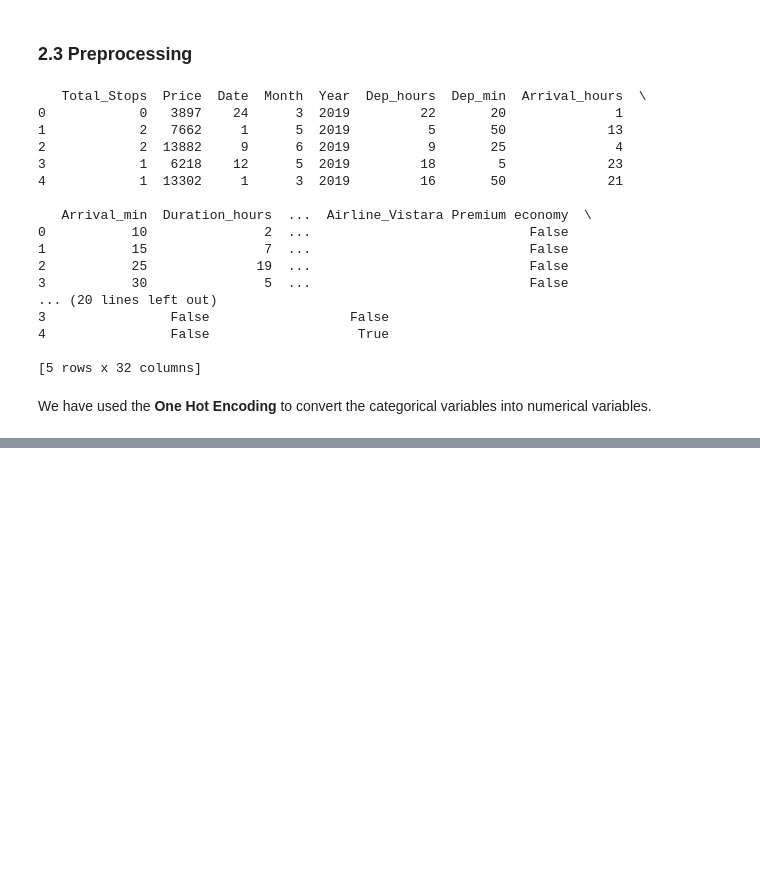
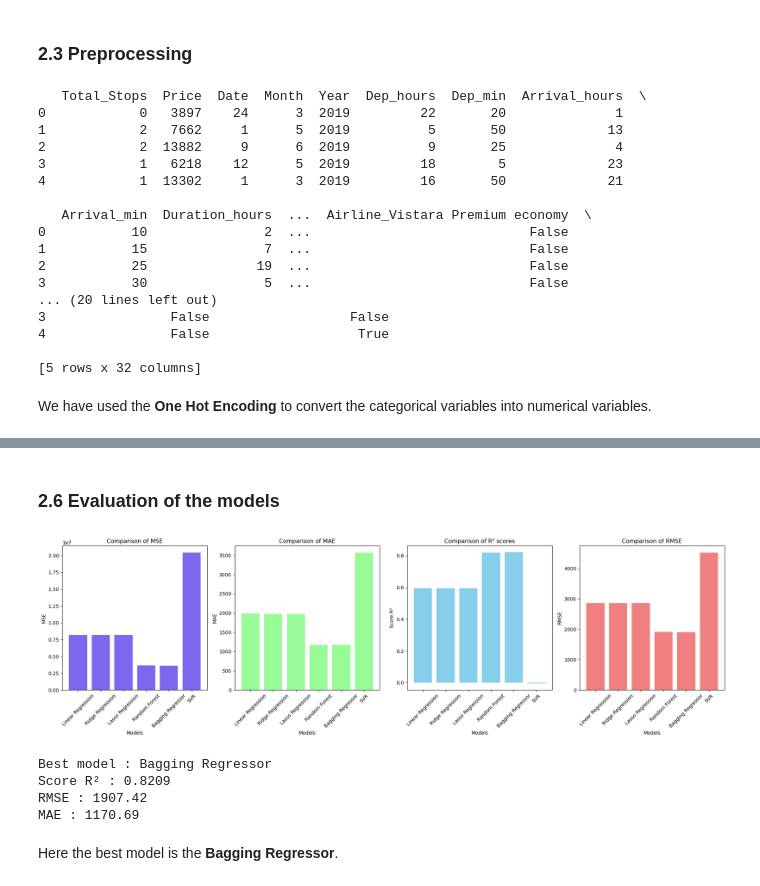
Before and after one commit to Sagbyy/flight-price-prediction-ML, a Jupyter notebook: notebook.ipynb, the cells around one changed output, grey strips where cells are left out. Cells and saved outputs as stored; diff of their text form; code cells hidden in the pictures; blank space fills up the shorter version.

```diff
--- a/notebook.ipynb
+++ b/notebook.ipynb
@@ -247,0 +260,3 @@ We have used the **One Hot Encoding** to convert the categorical variables into
+# %%
+X = model_df.drop(['Price'], axis=1)
+y = model_df['Price']
@@ -247,0 +265,2 @@ We have used the **One Hot Encoding** to convert the categorical variables into
+# %%
+X_train, X_test, y_train, y_test = train_test_split(X, y, test_size=0.2, random_state=42)
@@ -247,0 +269,4 @@ We have used the **One Hot Encoding** to convert the categorical variables into
+# %%
+scaler = StandardScaler()
+X_train_scaled = scaler.fit_transform(X_train)
+X_test_scaled = scaler.transform(X_test)
@@ -247,0 +275,11 @@ We have used the **One Hot Encoding** to convert the categorical variables into
+# %%
+models = {
+    'Linear Regression': LinearRegression(),
+    'Ridge Regression': Ridge(alpha=1.0),
+    'Lasso Regression': Lasso(alpha=1.0),
+    'Random Forest': RandomForestRegressor(n_estimators=100, random_state=42),
+    'Bagging Regressor': BaggingRegressor(n_estimators=100, random_state=42),
+    'SVR': SVR(kernel='rbf')
+}
+
+results = {}
@@ -247,0 +359,57 @@ We have used the **One Hot Encoding** to convert the categorical variables into
+# %% [markdown]
+### 2.6 Evaluation of the models
+# %%
+import matplotlib.pyplot as plt
+
+models_names = list(results.keys())
+r2_scores = [results[name]['R2'] for name in models_names]
+rmse_scores = [results[name]['RMSE'] for name in models_names]
+mse_scores = [results[name]['MSE'] for name in models_names]
+mae_scores = [results[name]['MAE'] for name in models_names]
+
+fig, (ax1, ax2, ax3, ax4) = plt.subplots(1, 4, figsize=(20, 6))
+
+# MSE graph
+ax1.bar(models_names, mse_scores, color='mediumslateblue')
+ax1.set_title('Comparison of MSE')
+ax1.set_xlabel('Models')
+ax1.set_ylabel('MSE')
+ax1.tick_params(axis='x', rotation=45)
+
+# MAE graph
+ax2.bar(models_names, mae_scores, color='palegreen')
+ax2.set_title('Comparison of MAE')
+ax2.set_xlabel('Models')
+ax2.set_ylabel('MAE')
+ax2.tick_params(axis='x', rotation=45)
+
+# R2 scores graph
+ax3.bar(models_names, r2_scores, color='skyblue')
+ax3.set_title('Comparison of R² scores')
+ax3.set_xlabel('Models')
+ax3.set_ylabel('Score R²')
+ax3.tick_params(axis='x', rotation=45)
+
+# RMSE graph
+ax4.bar(models_names, rmse_scores, color='lightcoral')
+ax4.set_title('Comparison of RMSE')
+ax4.set_xlabel('Models')
+ax4.set_ylabel('RMSE')
+ax4.tick_params(axis='x', rotation=45)
+
+plt.tight_layout()
+plt.show()
+
+best_model = max(results.items(), key=lambda x: x[1]['R2'])
+print(f"\nBest model : {best_model[0]}")
+print(f"Score R² : {best_model[1]['R2']:.4f}")
+print(f"RMSE : {best_model[1]['RMSE']:.2f}")
+print(f"MAE : {best_model[1]['MAE']:.2f}")
+# %% [output]
+[figure, added]
+Best model : Bagging Regressor
+Score R² : 0.8209
+RMSE : 1907.42
+MAE : 1170.69
+# %% [markdown]
+Here the best model is the **Bagging Regressor**.
```
Also changed, not shown: parts of 14 cells of this notebook, 1 other file.
